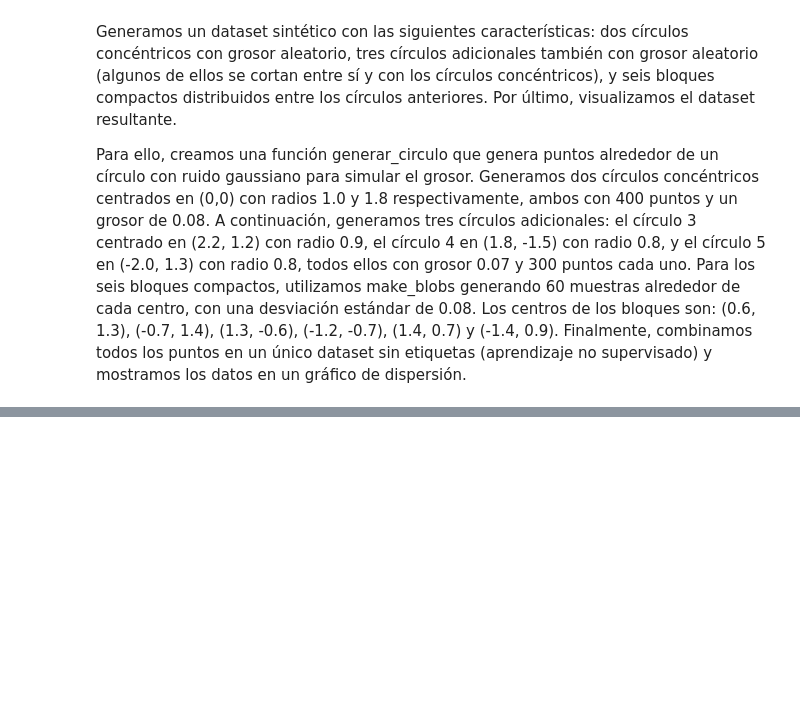
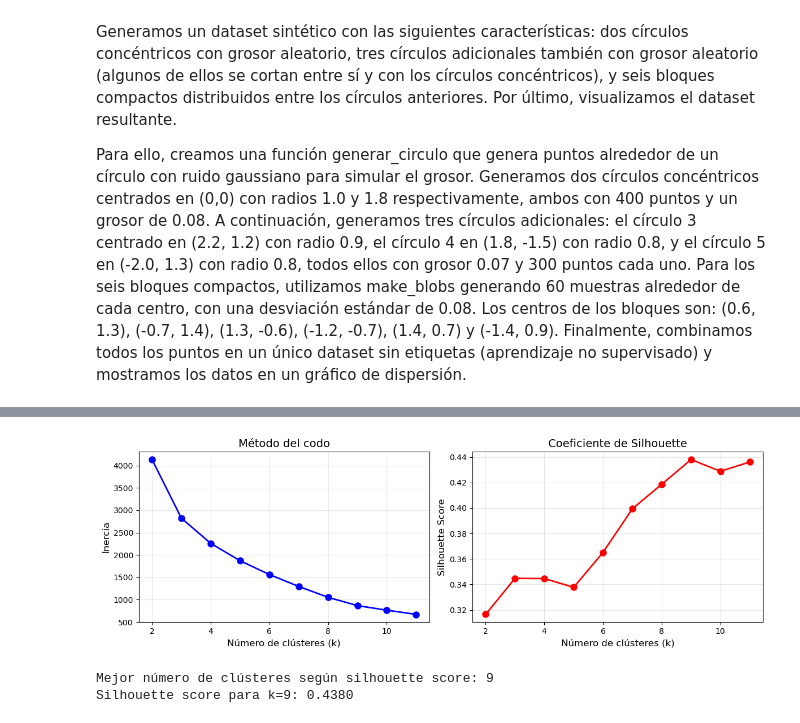
Before and after one commit to alex-rubino-fernandez/machine-learning-activities, a Jupyter notebook: act2-unsupervised-clustering/gcd_aa2_act2_alex_rubino.ipynb, the cells around one changed output, grey strips where cells are left out. Saved outputs shown, nothing was run; the diff lists cells and outputs as text; code cells hidden in the pictures; blank space fills up the shorter version.

```diff
--- a/act2-unsupervised-clustering/gcd_aa2_act2_alex_rubino.ipynb
+++ b/act2-unsupervised-clustering/gcd_aa2_act2_alex_rubino.ipynb
@@ -205,0 +118,10 @@ NOTA: Dataset sin etiquetas (aprendizaje no supervisado)
+# %%
+# Ejercicio 2: k-means clustering
+
+from sklearn.cluster import KMeans
+from sklearn.preprocessing import StandardScaler
+from sklearn.metrics import silhouette_score
+
+# Estandarizamos los datos mediante StandardScaler()
+scaler = StandardScaler()
+X_scaled = scaler.fit_transform(X)
@@ -205,0 +134,38 @@ NOTA: Dataset sin etiquetas (aprendizaje no supervisado)
+# %%
+# Determinar el número óptimo de clústeres
+inertias = []
+silhouette_scores = []
+K_range = range(2, 12)
+
+for k in K_range:
+    kmeans = KMeans(n_clusters=k, random_state=42, n_init=10)
+    kmeans.fit(X_scaled)
+    inertias.append(kmeans.inertia_)
+    silhouette_scores.append(silhouette_score(X_scaled, kmeans.labels_))
+
+# Visualizar el método del codo y silhouette
+fig, axes = plt.subplots(1, 2, figsize=(12, 4))
+
+axes[0].plot(K_range, inertias, 'bo-', markersize=8, linewidth=2)
+axes[0].set_xlabel('Número de clústeres (k)', fontsize=12)
+axes[0].set_ylabel('Inercia', fontsize=12)
+axes[0].set_title('Método del codo', fontsize=14)
+axes[0].grid(alpha=0.3)
+
+axes[1].plot(K_range, silhouette_scores, 'ro-', markersize=8, linewidth=2)
+axes[1].set_xlabel('Número de clústeres (k)', fontsize=12)
+axes[1].set_ylabel('Silhouette Score', fontsize=12)
+axes[1].set_title('Coeficiente de Silhouette', fontsize=14)
+axes[1].grid(alpha=0.3)
+
+plt.tight_layout()
+plt.show()
+
+# Mostrar el mejor k según silhouette
+best_k = K_range[np.argmax(silhouette_scores)]
+print(f"Mejor número de clústeres según silhouette score: {best_k}")
+print(f"Silhouette score para k={best_k}: {max(silhouette_scores):.4f}")
+# %% [output]
+[figure, added]
+Mejor número de clústeres según silhouette score: 9
+Silhouette score para k=9: 0.4380
```
Also changed, not shown: parts of 10 cells of this notebook.
